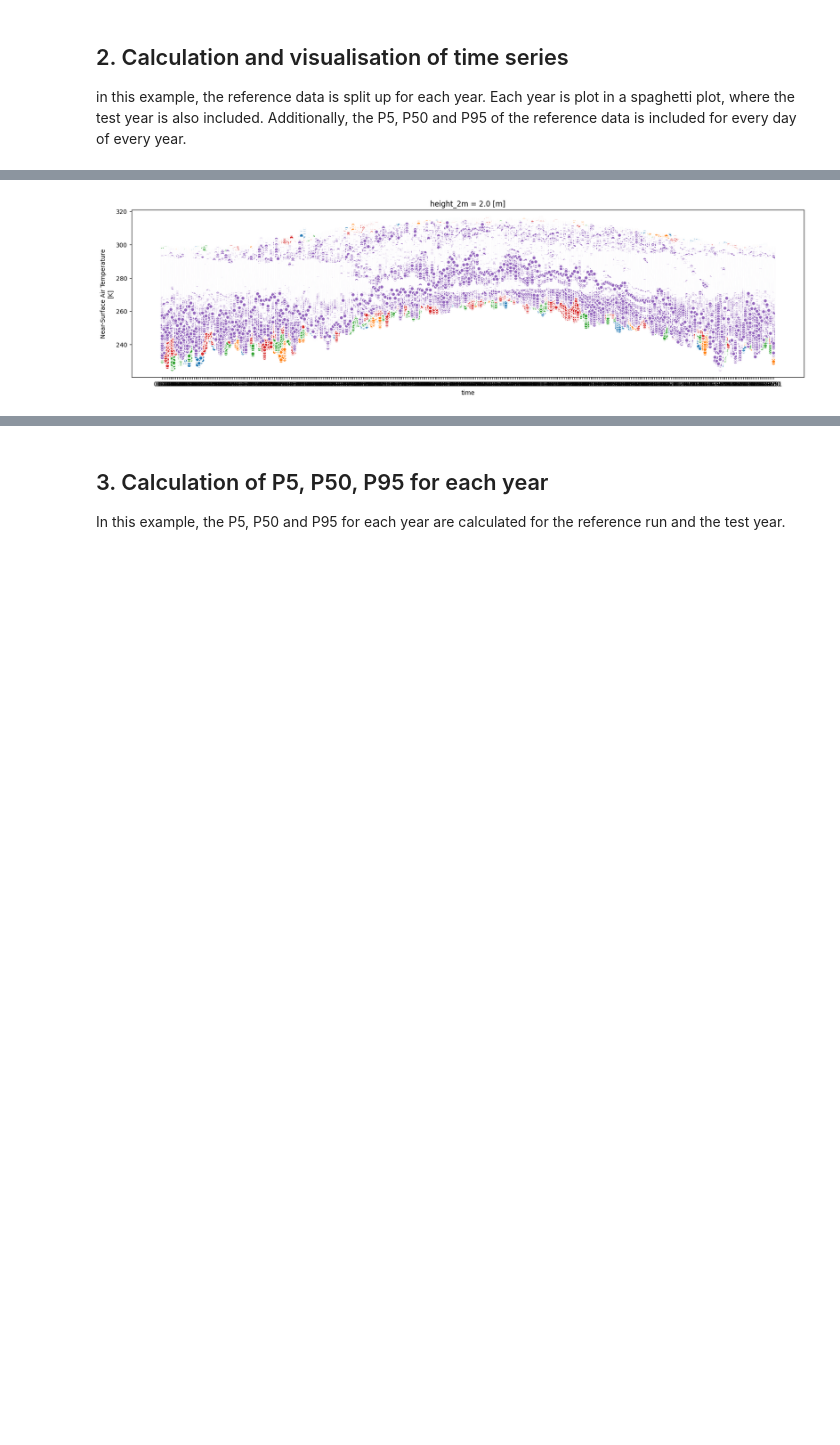
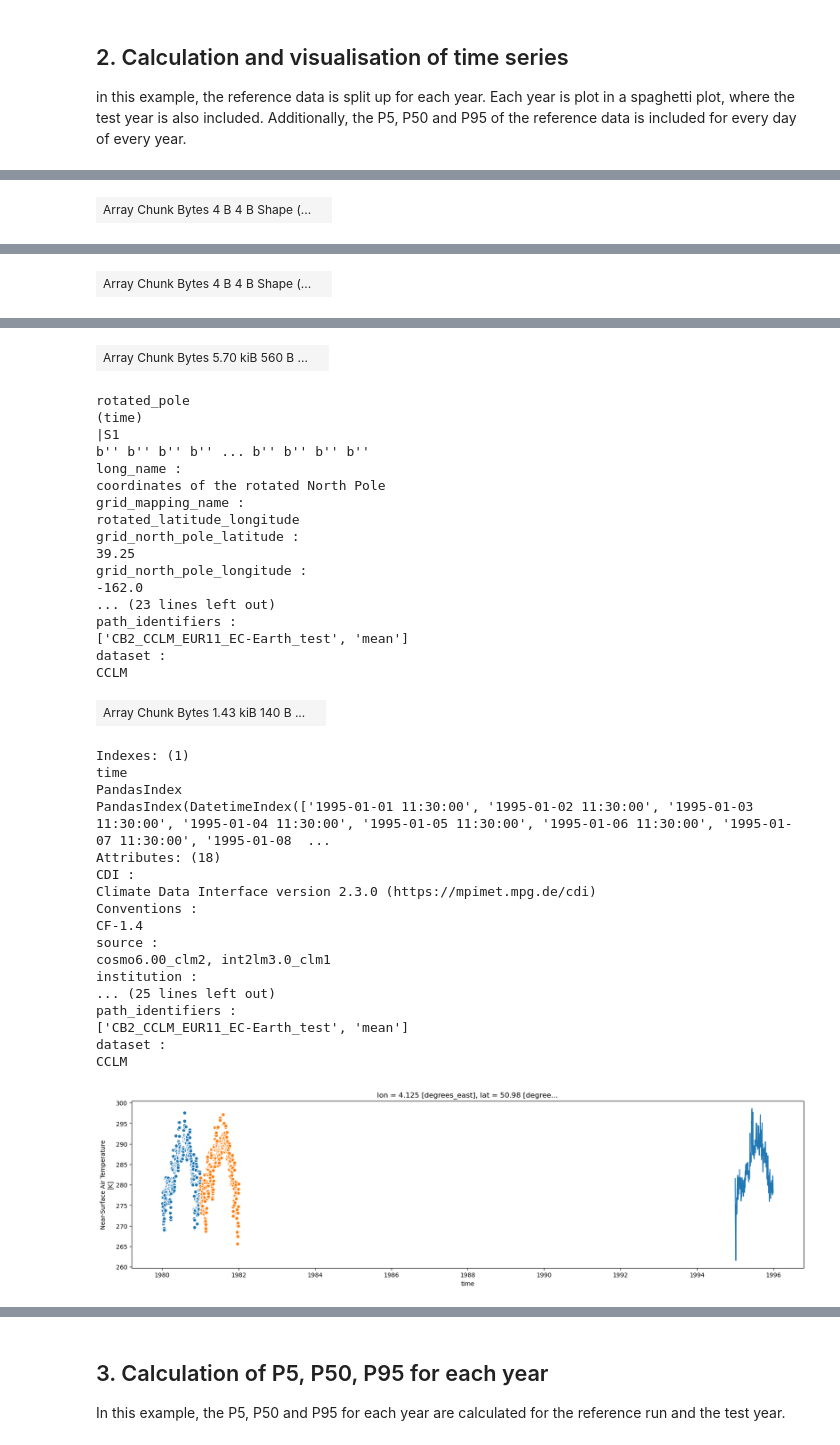
Before and after one commit to CORDEX-be2/ValEnsPy, a Jupyter notebook: evaluation_cclm/cclm_gcm_evaluation_EUR11.ipynb, the cells around one changed output, grey strips where cells are left out. Drawn from its saved outputs; the diff is of its cells as text; code cells hidden in the pictures; blank space fills up the shorter version.

Commit message:
cclm evaluation

```diff
--- a/evaluation_cclm/cclm_gcm_evaluation_EUR11.ipynb
+++ b/evaluation_cclm/cclm_gcm_evaluation_EUR11.ipynb
@@ -486,3 +453,3 @@ NameError: name 'ds_year' is not defined
 # %%
-get_spaghetti_GLUE(da_eval, da_exp, variable = 'tas')
+get_spaghetti_GLUE(da_point_eval, da_point_exp, variable = 'tas')
 # %% [output]
@@ -489,0 +473 @@ ValueError: Line plots are for 1- or 2-dimensional DataArrays. Passed DataArray
+| Array Chunk Bytes 4 B 4 B Shape (... |  |
@@ -489,0 +486 @@ ValueError: Line plots are for 1- or 2-dimensional DataArrays. Passed DataArray
+| Array Chunk Bytes 4 B 4 B Shape (... |  |
@@ -490 +504,37 @@ ValueError: Line plots are for 1- or 2-dimensional DataArrays. Passed DataArray
+| Array Chunk Bytes 5.70 kiB 560 B ... |  |
+rotated_pole
+(time)
+|S1
+b'' b'' b'' b'' ... b'' b'' b'' b''
+long_name :
+coordinates of the rotated North Pole
+grid_mapping_name :
+rotated_latitude_longitude
+grid_north_pole_latitude :
+39.25
+grid_north_pole_longitude :
+-162.0
+... (23 lines left out)
+path_identifiers :
+['CB2_CCLM_EUR11_EC-Earth_test', 'mean']
+dataset :
+CCLM
+| Array Chunk Bytes 1.43 kiB 140 B ... |  |
+Indexes: (1)
+time
+PandasIndex
+PandasIndex(DatetimeIndex(['1995-01-01 11:30:00', '1995-01-02 11:30:00', '1995-01-03 11:30:00', '1995-01-04 11:30:00', '1995-01-05 11:30:00', '1995-01-06 11:30:00', '1995-01-07 11:30:00', '1995-01-08  ...
+Attributes: (18)
+CDI :
+Climate Data Interface version 2.3.0 (https://mpimet.mpg.de/cdi)
+Conventions :
+CF-1.4
+source :
+cosmo6.00_clm2, int2lm3.0_clm1
+institution :
+... (25 lines left out)
+path_identifiers :
+['CB2_CCLM_EUR11_EC-Earth_test', 'mean']
+dataset :
+CCLM
-[figure, old version]
+[figure, new version]
```
Also changed, not shown: parts of 7 cells of this notebook, 5 other files.
